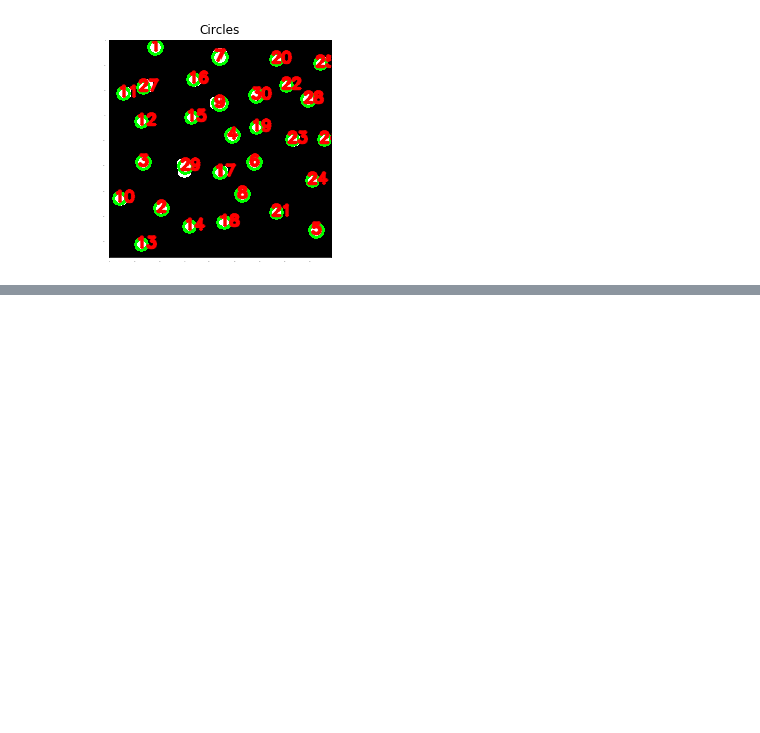
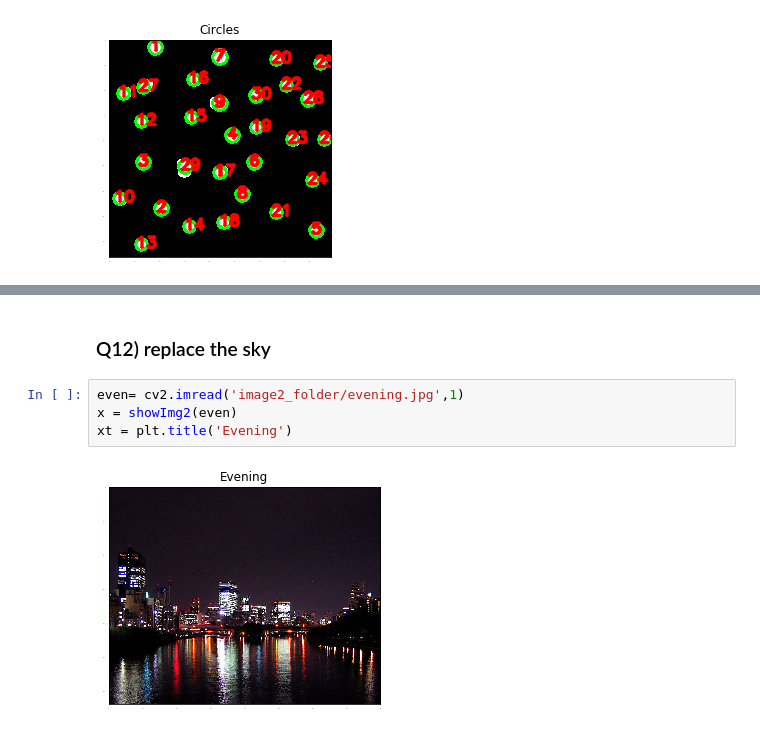
Before and after one commit to MennaMuhammed/ImageAssg2, a Jupyter notebook: ImagProc-Assg2.ipynb, the cells around one changed output, grey strips where cells are left out. Saved outputs shown, nothing was run; the diff lists cells and outputs as text; blank space fills up the shorter version.

```diff
--- a/ImagProc-Assg2.ipynb
+++ b/ImagProc-Assg2.ipynb
@@ -262,0 +277,8 @@ yt = plt.title('Lines')
+# %% [markdown]
+### Q12) replace the sky
+# %%
+even= cv2.imread('image2_folder/evening.jpg',1)
+x = showImg2(even)
+xt = plt.title('Evening')
+# %% [output]
+[figure, added]
```
Also changed, not shown: parts of 17 cells of this notebook.
